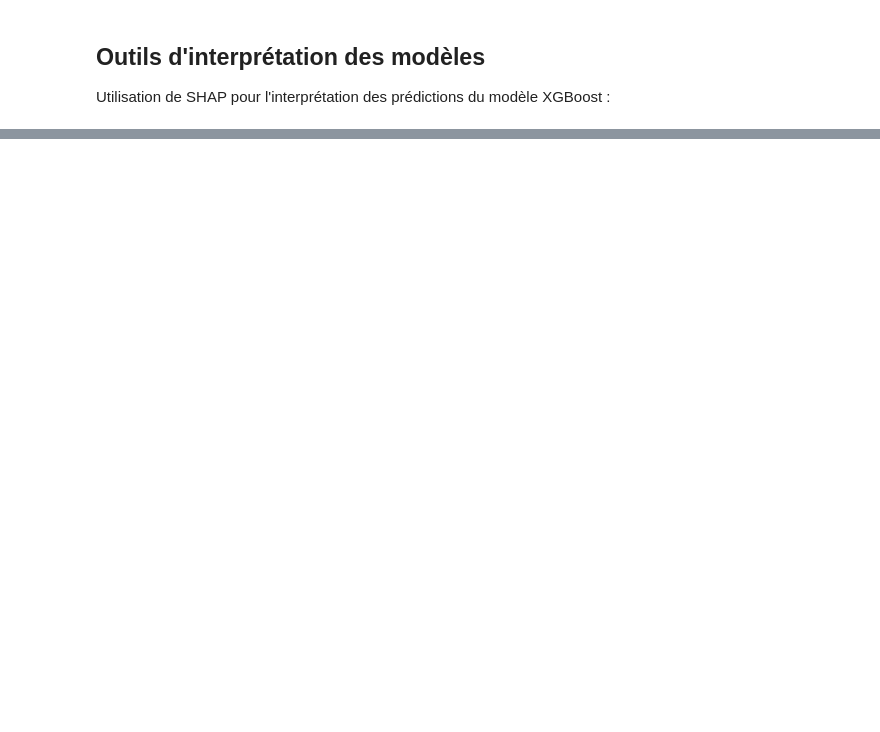
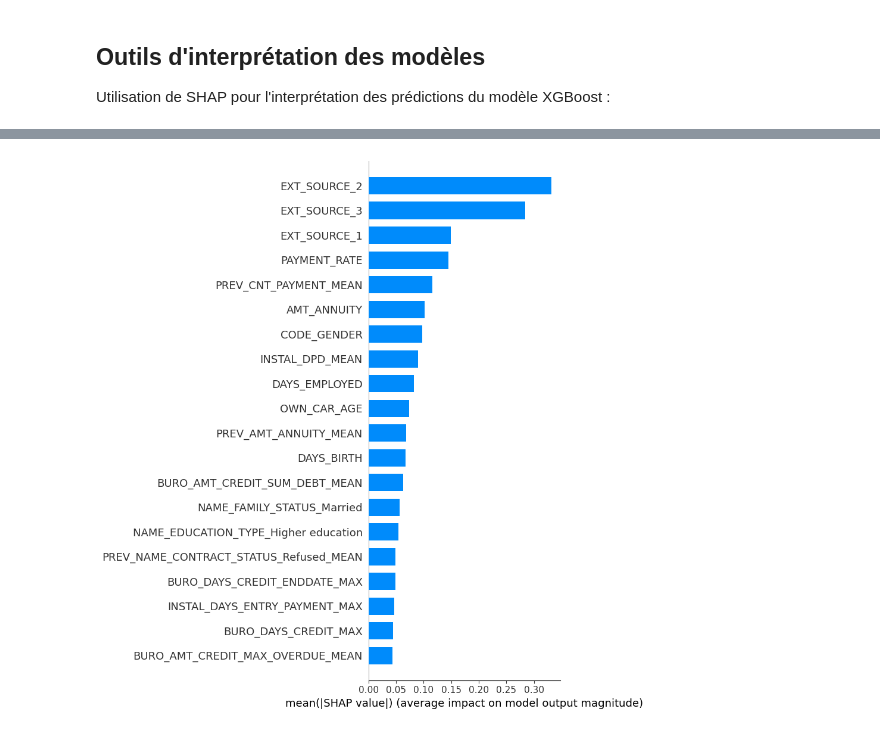
Before and after one commit to FARIDJADDA/Implementez_un_modele_de_scoring, a Jupyter notebook: notebooks/Djadda_Farid_2_notebook_modélisation_062024.ipynb, the cells around one changed output, grey strips where cells are left out. Drawn from its saved outputs; the diff is of its cells as text; code cells hidden in the pictures; blank space fills up the shorter version.

```diff
--- a/notebooks/Djadda_Farid_2_notebook_modélisation_062024.ipynb
+++ b/notebooks/Djadda_Farid_2_notebook_modélisation_062024.ipynb
@@ -411,0 +443,4 @@ shap.waterfall_plot(shap_values_test[index])
+# %%
+shap.summary_plot(shap_values, X_train, feature_names=feature_names, plot_type="bar")
+# %% [output]
+[figure, added]
```
Also changed, not shown: parts of 25 cells of this notebook, 18 other files.
